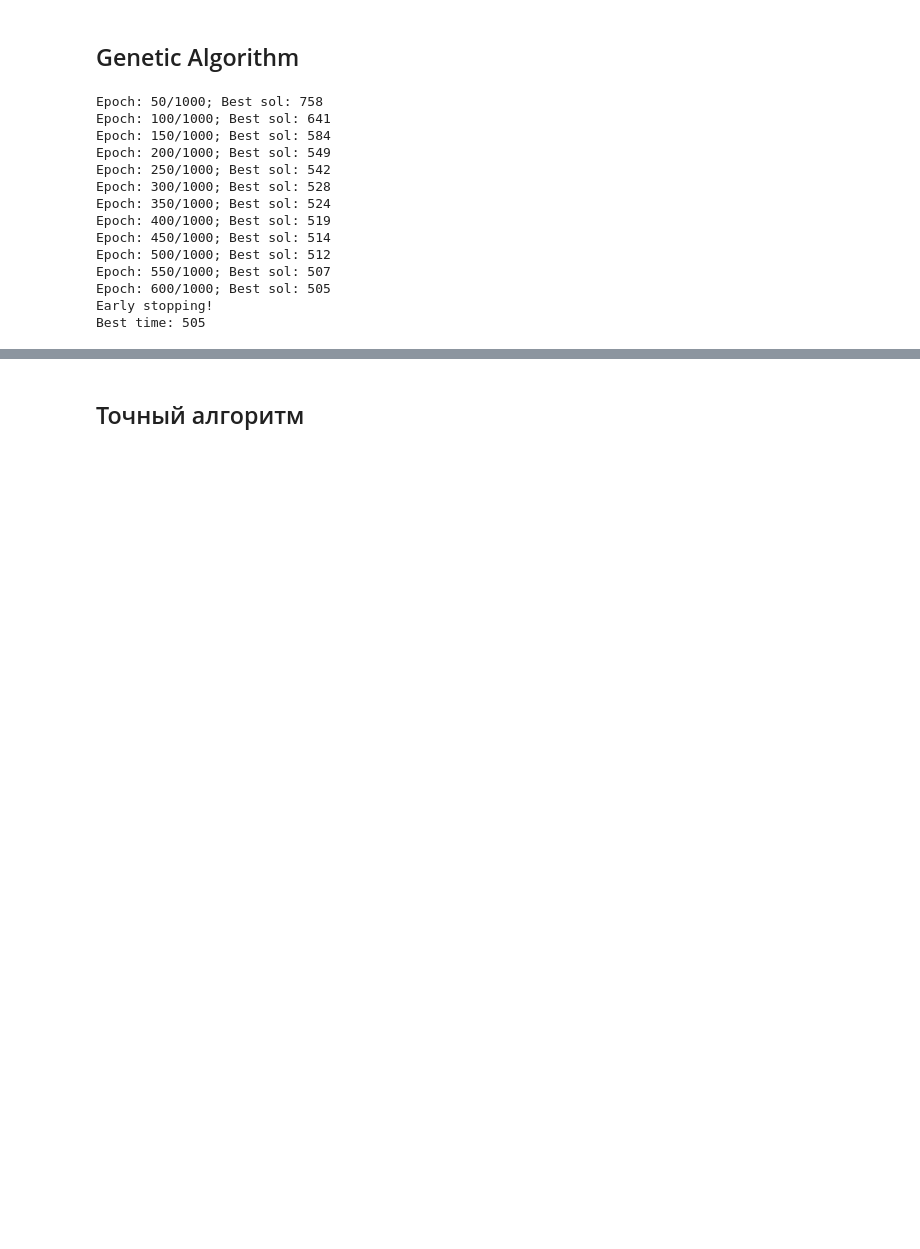
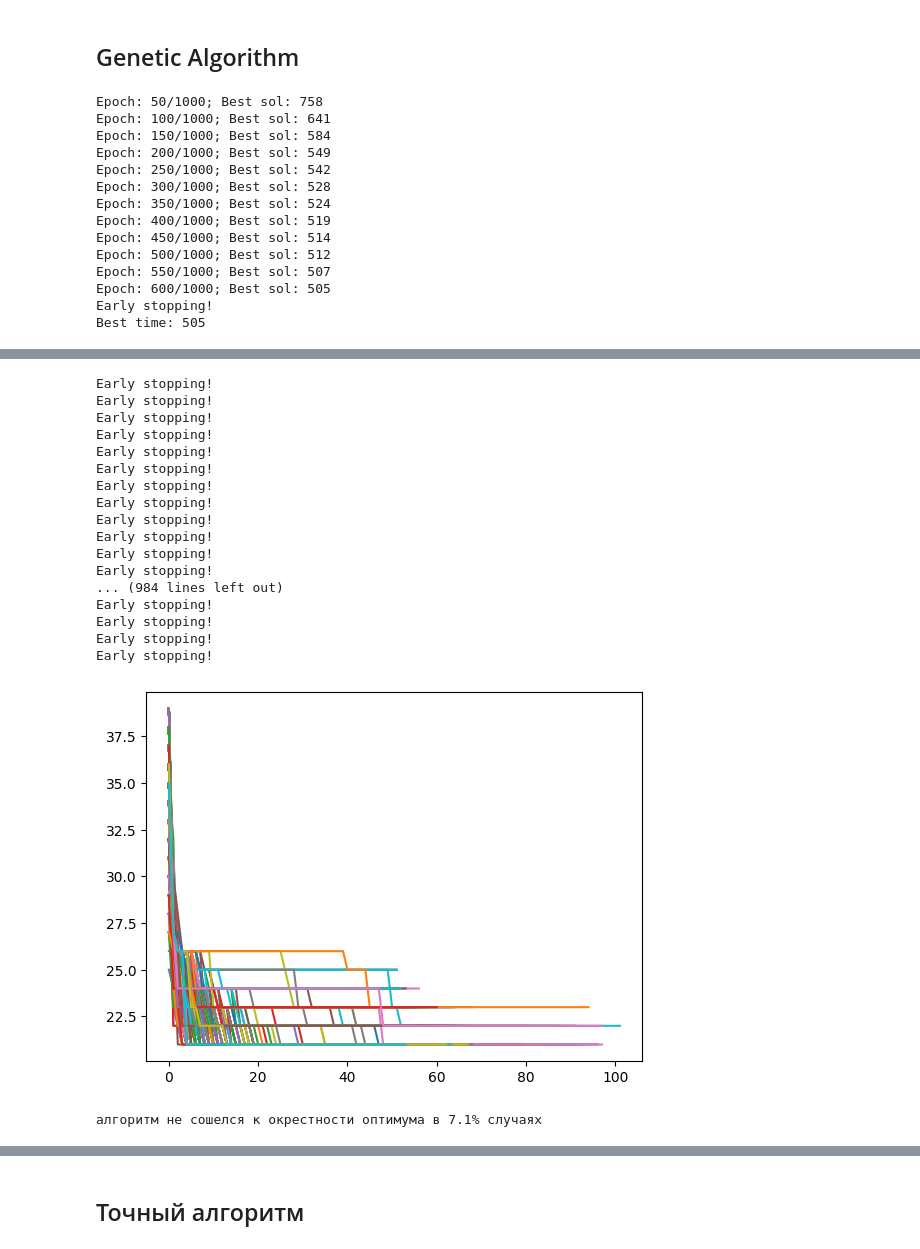
Before and after one commit to oakhmetkin/univer_proga, a Jupyter notebook: game_theory/FinalWork.ipynb, the cells around one changed output, grey strips where cells are left out. Saved outputs shown, nothing was run; the diff lists cells and outputs as text; code cells hidden in the pictures; blank space fills up the shorter version.

```diff
--- a/game_theory/FinalWork.ipynb
+++ b/game_theory/FinalWork.ipynb
@@ -53,0 +54,50 @@ None
+# %%
+# generate random JSP
+trajectories = []
+
+
+random.seed(42)
+sol = []
+
+for j in range(n):
+    for i in range(m):
+        sol.append((j, i, random.randint(1, 7)))
+
+random.seed(42)
+for i in range(1000):
+    n, m = 5, 3
+
+    best_sol, best_times = genetic_search(sol, n, m, epoches=300, levels=5,
+                                alive=12, count=5, early_stopping=50, verbose=False)
+    trajectories.append(best_times)
+    plt.plot(best_times)
+# %% [output]
+Early stopping!
+Early stopping!
+Early stopping!
+Early stopping!
+Early stopping!
+Early stopping!
+Early stopping!
+Early stopping!
+Early stopping!
+Early stopping!
+Early stopping!
+Early stopping!
+... (984 lines left out)
+Early stopping!
+Early stopping!
+Early stopping!
+Early stopping!
+[figure, added]
+# %%
+# percentiles
+
+final_times = [t[-1] for t in trajectories]
+
+eps = 0.05
+not_opt = [t[-1] for t in trajectories if t[-1] > 21 * (1 + eps)]
+
+print(f'алгоритм не сошелся к окрестности оптимума в {len(not_opt) / len(final_times) * 100}% случаях')
+# %% [output]
+алгоритм не сошелся к окрестности оптимума в 7.1% случаях
```
Also changed, not shown: parts of 4 cells of this notebook.
